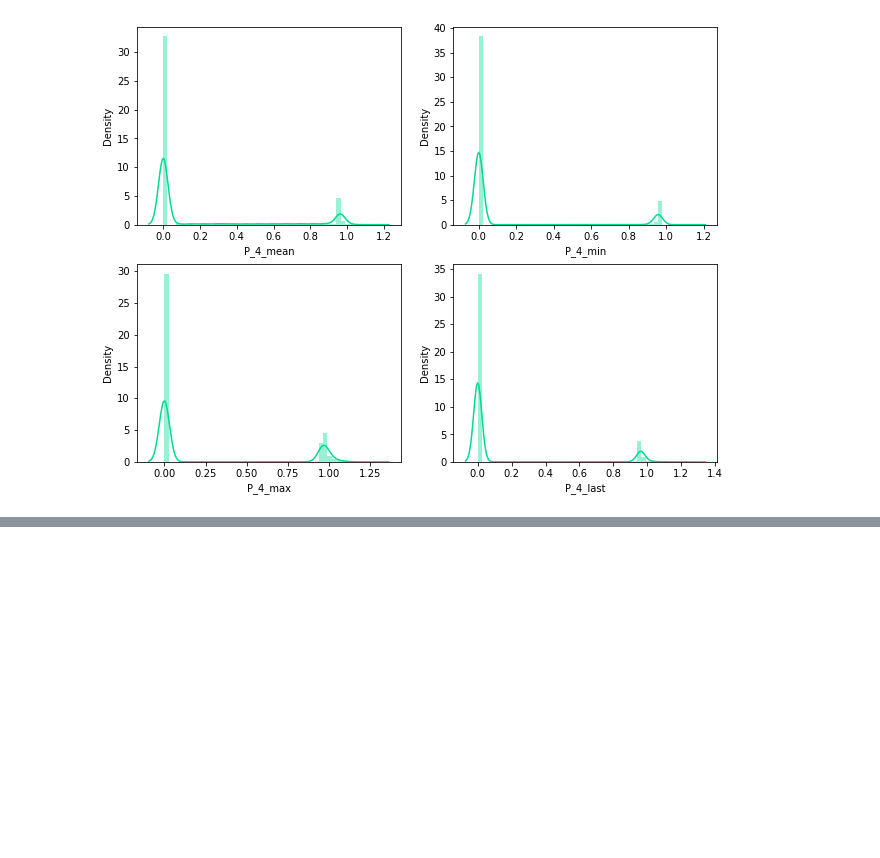
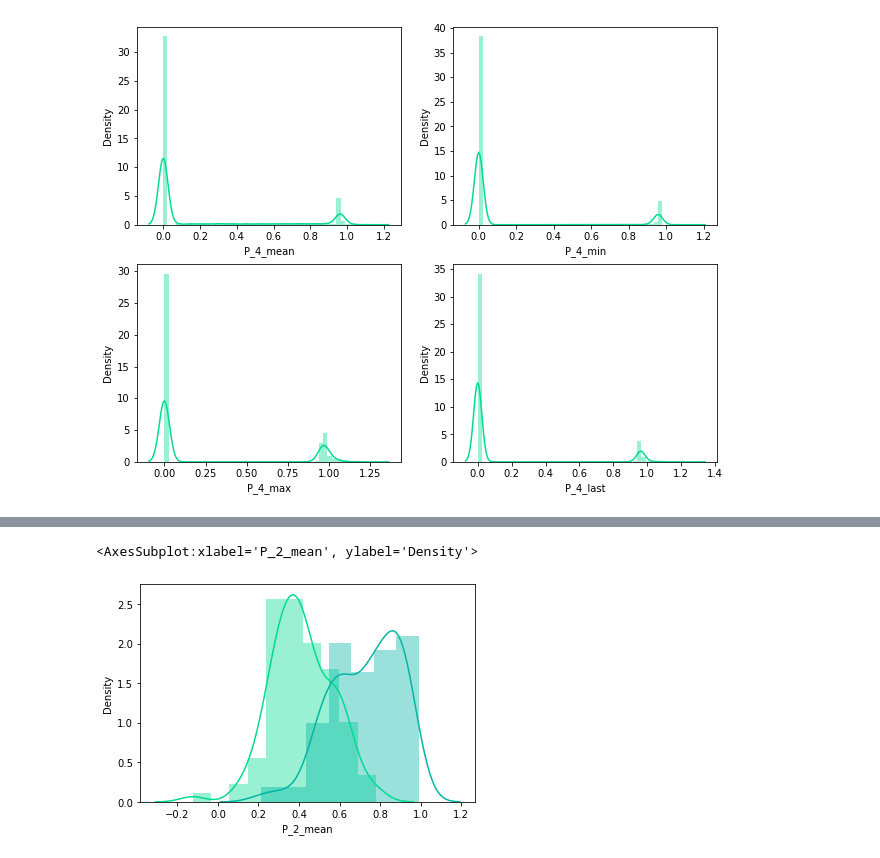
Before and after one commit to meltyyyyy/kaggle-amex, a Jupyter notebook: Notebooks/EDAs/Payment/Payment001.ipynb, the cells around one changed output, grey strips where cells are left out. Drawn from its saved outputs; the diff is of its cells as text; code cells hidden in the pictures; blank space fills up the shorter version.

```diff
--- a/Notebooks/EDAs/Payment/Payment001.ipynb
+++ b/Notebooks/EDAs/Payment/Payment001.ipynb
@@ -278,0 +281,3 @@ sns.distplot(train_agg['P_4_last'], ax=ax2[1])
+# %%
+pos_samples = train_agg[train_agg[Config.target] == 1].sample(100)
+neg_samples = train_agg[train_agg[Config.target] == 0].sample(100)
@@ -278,0 +302,6 @@ sns.distplot(train_agg['P_4_last'], ax=ax2[1])
+# %%
+sns.distplot(pos_samples['P_2_mean'])
+sns.distplot(neg_samples['P_2_mean'])
+# %% [output]
+<AxesSubplot:xlabel='P_2_mean', ylabel='Density'>
+[figure, added]
```
Also changed, not shown: parts of 11 cells of this notebook.
